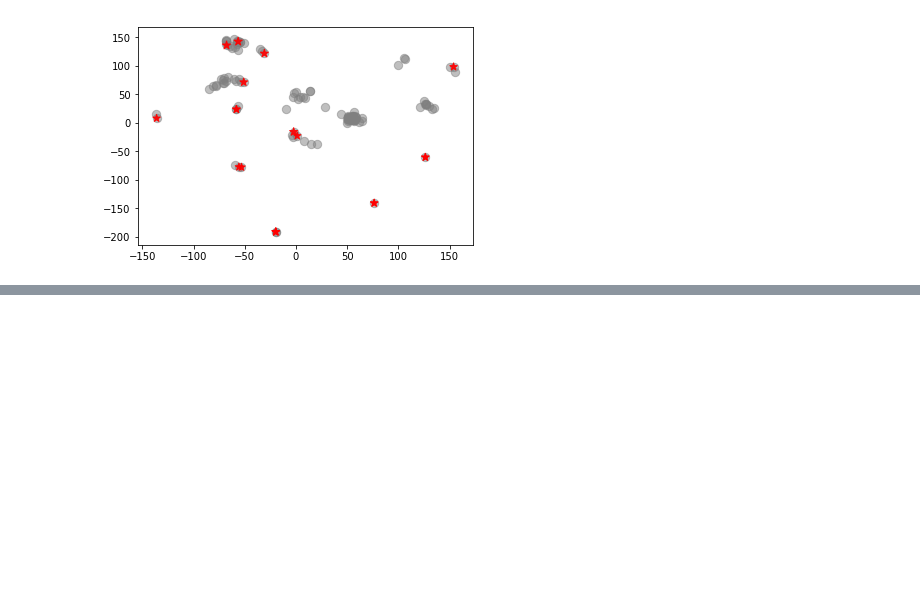
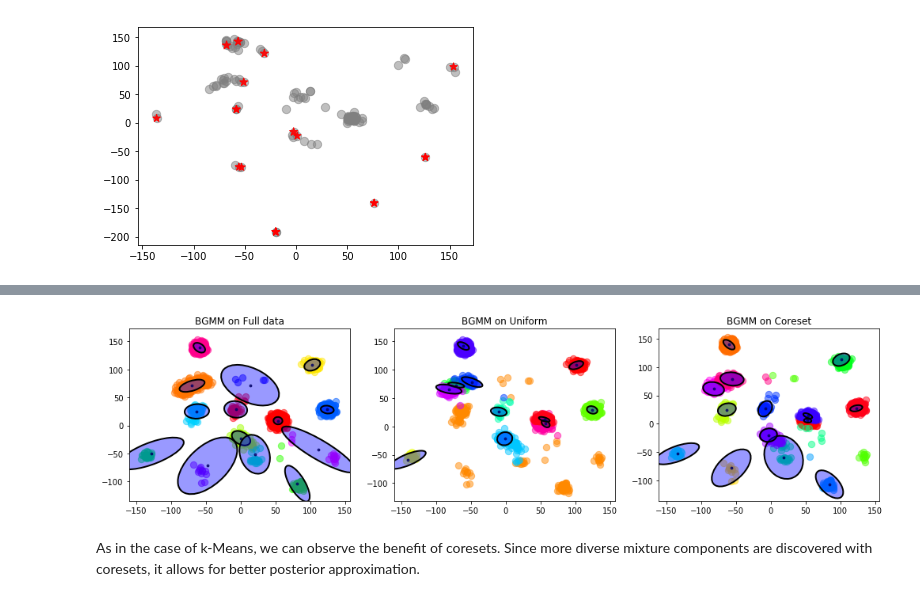
Before and after one commit to zalanborsos/coresets, a Jupyter notebook: examples/kmeans.ipynb, the cells around one changed output, grey strips where cells are left out. Cells and saved outputs as stored; diff of their text form; code cells hidden in the pictures; blank space fills up the shorter version.

```diff
--- a/examples/kmeans.ipynb
+++ b/examples/kmeans.ipynb
@@ -165,0 +195,15 @@ plotting.plot_2d_points_and_coreset(X, C, w)
+# %%
+n_components = 20
+plt.figure(figsize=(17, 4))
+for i, (data, weights, title) in enumerate([(X, np.ones(X.shape[0]), 'Full data'),  (C_u, w_u, 'Uniform'), (C, w, 'Coreset')]):
+    wbgm = algorithms.WeightedBayesianGaussianMixture(n_components=n_components, max_iter=500, reg_covar=0, init_params='kmeans')
+    wbgm.fit(data, weights)
+    ax1 = plt.subplot(1, 3, i+1)
+    assignment = wbgm.predict(X)
+    plotting.plot_2d_points_with_assignment(X, assignment)
+    plotting.plot_ellipses(ax1, wbgm.weights_, wbgm.means_, wbgm.covariances_)
+    plt.title("BGMM on {}".format(title))
+# %% [output]
+[figure, added]
+# %% [markdown]
+As in the case of k-Means, we can observe the benefit of coresets. Since more diverse mixture components are discovered with coresets, it allows for better posterior approximation.
```
Also changed, not shown: parts of 4 cells of this notebook, 5 other files.
